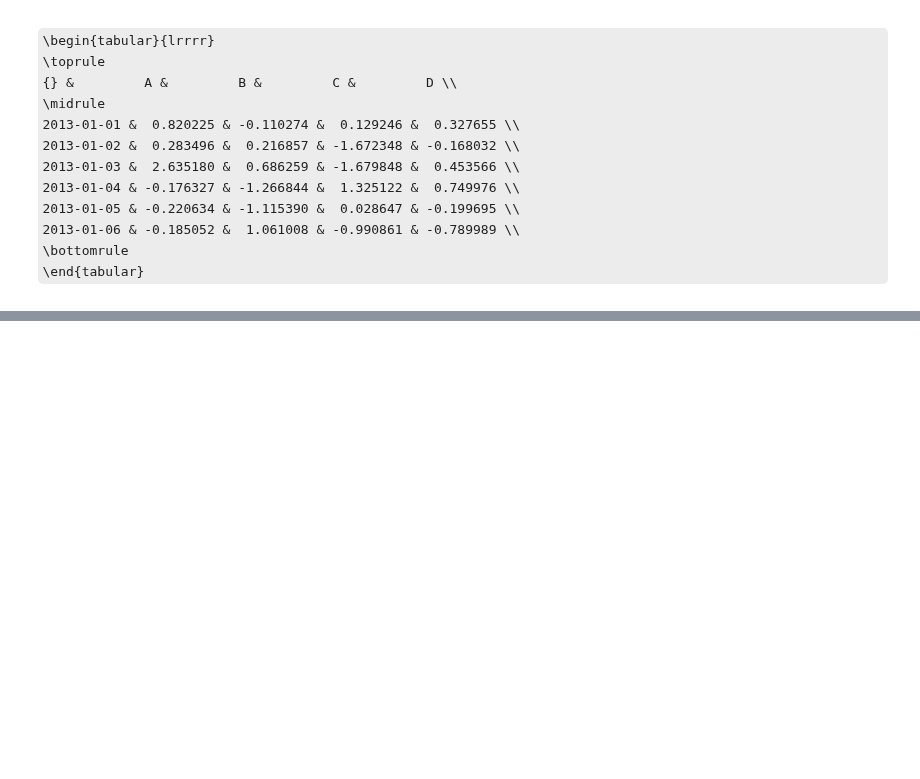
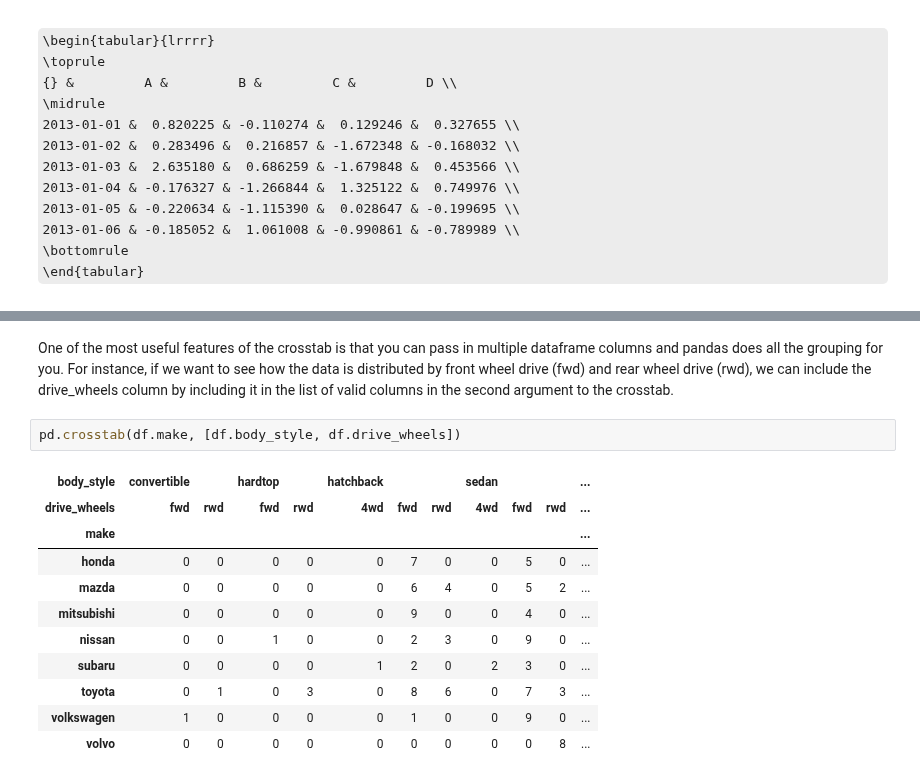
Before and after one commit to NelisW/PythonNotesToSelf, a Jupyter notebook: PandasCheatSheet.ipynb, the cells around one changed output, grey strips where cells are left out. Saved outputs shown, nothing was run; the diff lists cells and outputs as text; some formulas as TeX source; blank space fills up the shorter version.

```diff
--- a/PandasCheatSheet.ipynb
+++ b/PandasCheatSheet.ipynb
@@ -3061,0 +3527,16 @@ The version_information extension is already loaded. To reload it, use:
+# %% [markdown]
+One of the most useful features of the crosstab is that you can pass in multiple dataframe columns and pandas does all the grouping for you. For instance, if we want to see how the data is distributed by front wheel drive (fwd) and rear wheel drive (rwd), we can include the drive_wheels column by including it in the list of valid columns in the second argument to the crosstab.
+# %%
+pd.crosstab(df.make, [df.body_style, df.drive_wheels])
+# %% [output]
+| body_style | convertible |  | hardtop |  | hatchback |  |  | sedan |  |  | ... |
+| drive_wheels | fwd | rwd | fwd | rwd | 4wd | fwd | rwd | 4wd | fwd | rwd | ... |
+| make |  |  |  |  |  |  |  |  |  |  | ... |
+| honda | 0 | 0 | 0 | 0 | 0 | 7 | 0 | 0 | 5 | 0 | ... |
+| mazda | 0 | 0 | 0 | 0 | 0 | 6 | 4 | 0 | 5 | 2 | ... |
+| mitsubishi | 0 | 0 | 0 | 0 | 0 | 9 | 0 | 0 | 4 | 0 | ... |
+| nissan | 0 | 0 | 1 | 0 | 0 | 2 | 3 | 0 | 9 | 0 | ... |
+| subaru | 0 | 0 | 0 | 0 | 1 | 2 | 0 | 2 | 3 | 0 | ... |
+| toyota | 0 | 1 | 0 | 3 | 0 | 8 | 6 | 0 | 7 | 3 | ... |
+| volkswagen | 1 | 0 | 0 | 0 | 0 | 1 | 0 | 0 | 9 | 0 | ... |
+| volvo | 0 | 0 | 0 | 0 | 0 | 0 | 0 | 0 | 0 | 8 | ... |
```
Also changed, not shown: parts of 59 cells of this notebook, 2 other files.
